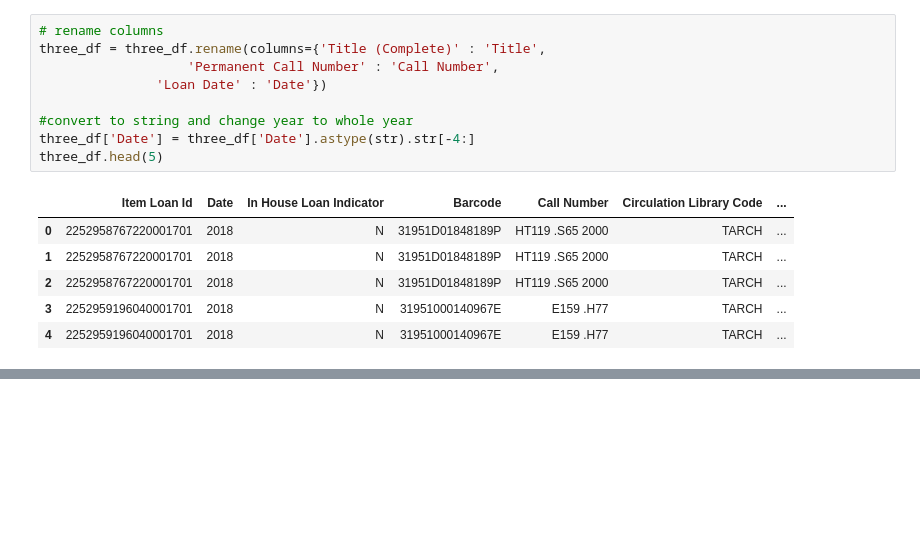
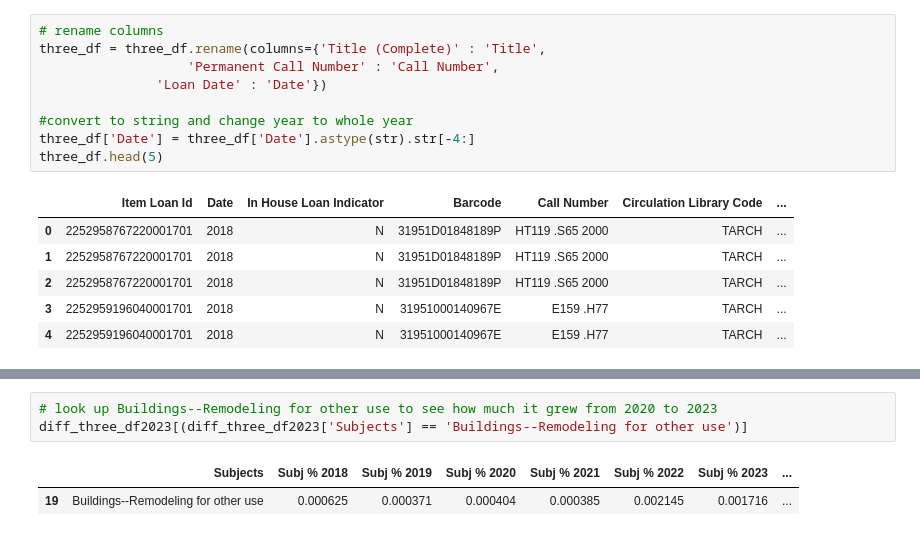
Before and after one commit to senderrr/Architecture, a Jupyter notebook: ArchitectureNotebookArticlePlots.ipynb, the cells around one changed output, grey strips where cells are left out. Cells and saved outputs as stored; diff of their text form; blank space fills up the shorter version.

```diff
--- a/ArchitectureNotebookArticlePlots.ipynb
+++ b/ArchitectureNotebookArticlePlots.ipynb
@@ -292,0 +265,6 @@ comp_df2020
+# %%
+# look up Buildings--Remodeling for other use to see how much it grew from 2020 to 2023
+diff_three_df2023[(diff_three_df2023['Subjects'] == 'Buildings--Remodeling for other use')]
+# %% [output]
+|  | Subjects | Subj % 2018 | Subj % 2019 | Subj % 2020 | Subj % 2021 | Subj % 2022 | Subj % 2023 | ... |
+| 19 | Buildings--Remodeling for other use | 0.000625 | 0.000371 | 0.000404 | 0.000385 | 0.002145 | 0.001716 | ... |
```
Also changed, not shown: parts of 13 cells of this notebook.
